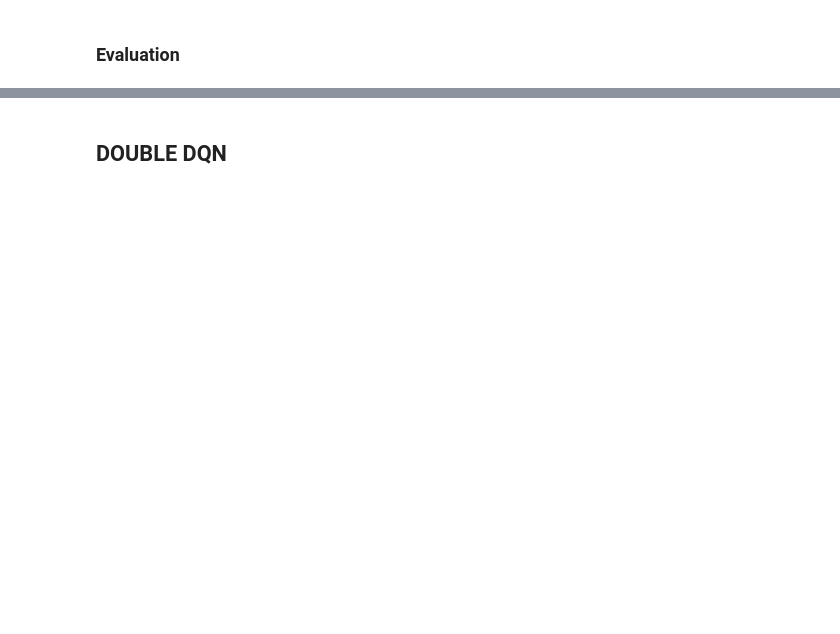
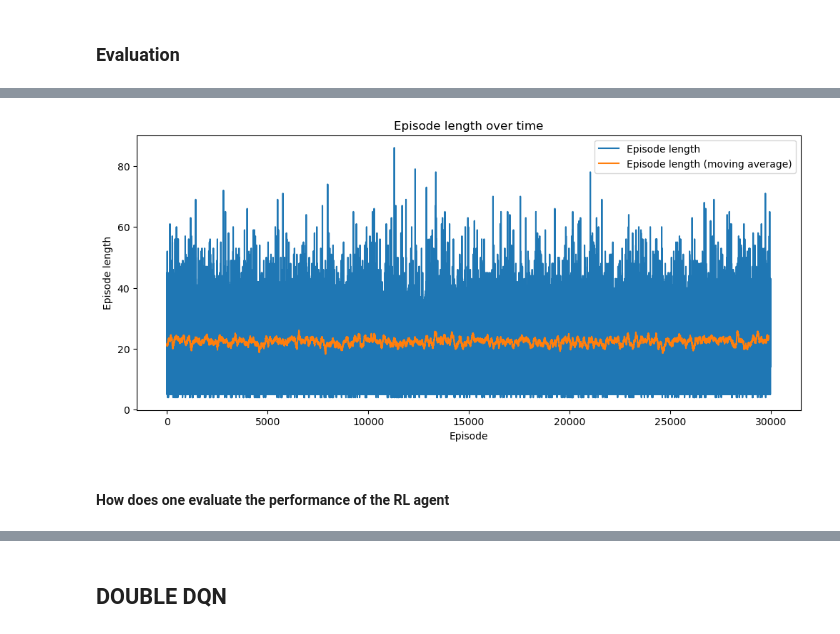
Before and after one commit to BuiHoangTu/ul.cs6428-deep-reinforcement.mobile-net-small, a Jupyter notebook: CS6482-Assign2-24005665.ipynb, the cells around one changed output, grey strips where cells are left out. Saved outputs shown, nothing was run; the diff lists cells and outputs as text; code cells hidden in the pictures; blank space fills up the shorter version.

```diff
--- a/CS6482-Assign2-24005665.ipynb
+++ b/CS6482-Assign2-24005665.ipynb
@@ -372,0 +491,16 @@ Epoch: 23836, Epsilon
+# %%
+# plot frame per episode
+plt.figure(figsize=(12, 5))
+plt.plot(episodeLen, label="Episode length")
+# add moving average (100)
+plt.plot(
+    np.convolve(episodeLen, np.ones(100) / 100, mode="valid"),
+    label="Episode length (moving average)",
+)
+plt.xlabel("Episode")
+plt.ylabel("Episode length")
+plt.title("Episode length over time")
+plt.legend()
+plt.show()
+# %% [output]
+[figure, added]
@@ -373 +521,3 @@ Epoch: 23836, Epsilon
+# %% [markdown]
+#### How does one evaluate the performance of the RL agent
 # %%
```
Also changed, not shown: parts of 27 cells of this notebook.
